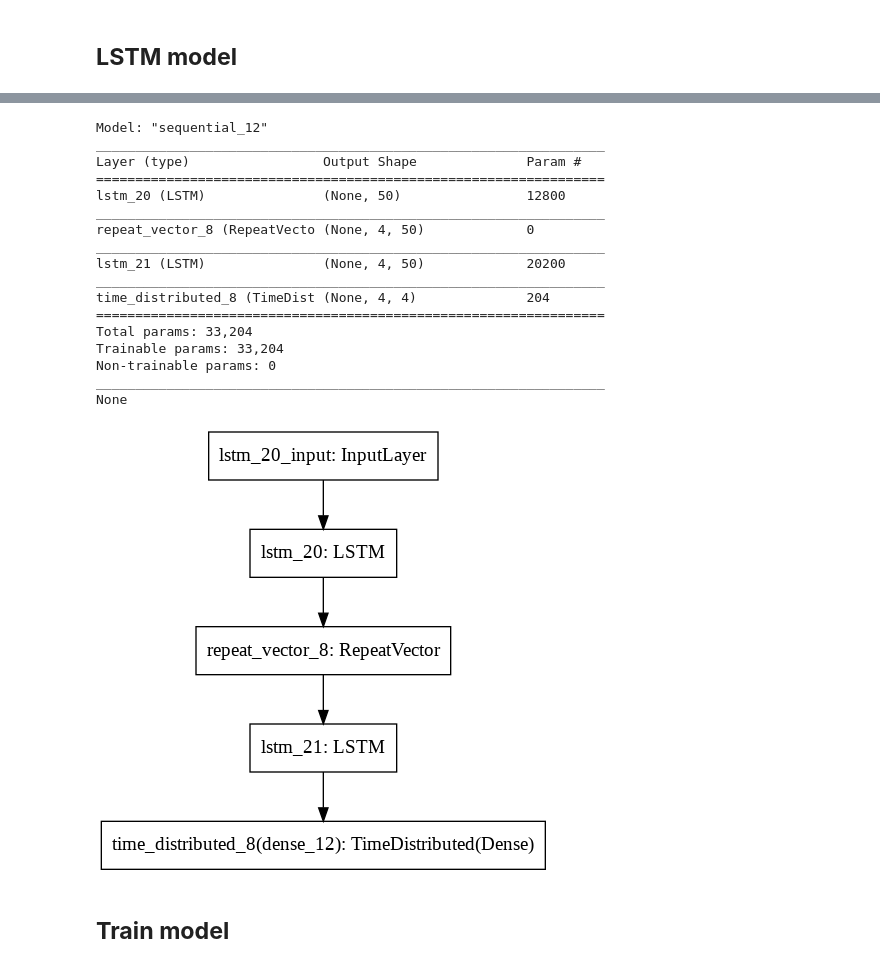
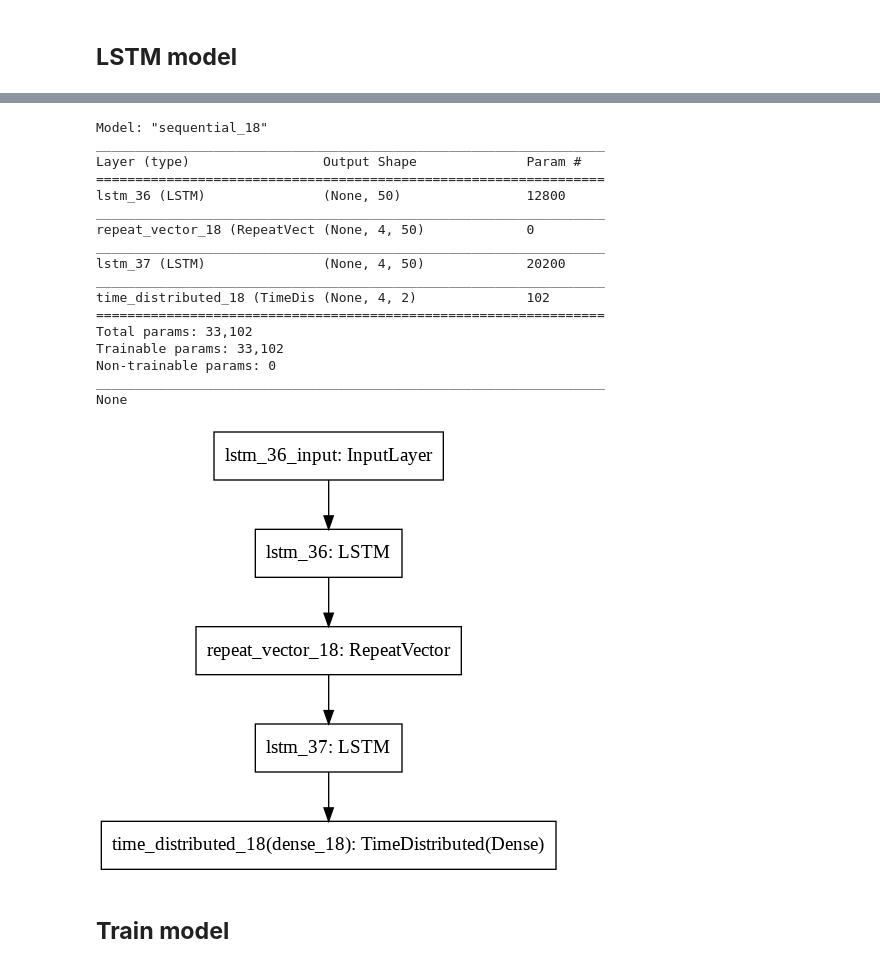
Before and after one commit to frh2020/topics, a Jupyter notebook: time_series/time_series_bjpm25_lstm_v2.ipynb, the cells around one changed output, grey strips where cells are left out. Drawn from its saved outputs; the diff is of its cells as text; code cells hidden in the pictures.

```diff
--- a/time_series/time_series_bjpm25_lstm_v2.ipynb
+++ b/time_series/time_series_bjpm25_lstm_v2.ipynb
@@ -167,19 +170,22 @@ def name_to_col(dataset, name):
 # columns to drop from the output of series_to_supervised are [40,41,42,43,46,47,48,49,50,51]
 
 
+# ensure all data is float
+values = dataset.values.astype('float32')#drop(columns=['wnd_dir_NE', 'wnd_dir_NW',	'wnd_dir_SE',	'wnd_dir_cv'])
+print(values.shape)
 
 # specify the number of lag hours
-n_in =24                        ################################################test
+n_in =12                        ################################################test
 
 # output time step
 n_out = 4                            ############################################test
 
 # input features
-n_in_features = dataset.shape[1]
+n_in_features = values.shape[1]
 
 # output features
 
-out_features = ['pm2.5','temp','rain','hour']
+out_features = ['pm2.5', 'temp']
 
 n_out_features = len(out_features)
 
@@ -194,9 +200,6 @@ print(out_features,keep_col)
 print(drop_col)
 
 
-# ensure all data is float
-values = dataset.values.astype('float32')
-print(values.shape)
 
 # normalize features
 scaler = MinMaxScaler(feature_range=(0, 1))
@@ -265,41 +310,41 @@ print(train_X.shape, train_y.shape, test_X.shape, test_y.shape)
 # %%
 neurons=50 #########################################################test with grid search
 model = tf.keras.Sequential([
-  tf.keras.layers.LSTM(neurons, input_shape=(train_X.shape[1], train_X.shape[2]),return_sequences=False),
+  tf.keras.layers.LSTM(neurons, input_shape=(train_X.shape[1], train_X.shape[2]),return_sequences=False, activation='relu'),
   tf.keras.layers.RepeatVector(n_out),
-  tf.keras.layers.LSTM(neurons,return_sequences=True),
-  tf.keras.layers.TimeDistributed(tf.keras.layers.Dense(units=n_out_features, activation='linear'))
+  tf.keras.layers.LSTM(neurons,return_sequences=True,activation='relu'),
+  tf.keras.layers.TimeDistributed(tf.keras.layers.Dense(units=n_out_features))  # activation='linear'
 
 
 ])
 
-model.compile(optimizer=tf.keras.optimizers.Adam(learning_rate=0.001), loss='mse', metrics=['mae'])
+model.compile(optimizer='adam', loss='mae', metrics=['mse'])
 
 print(model.summary())
 
 tf.keras.utils.plot_model(model)
 #tf.keras.utils.plot_model(model, to_file='lstm-bjpm25-keras_graph.png')
 
 #display(Image.open('lstm-bjpm25-keras_graph.png'))
 # %% [output]
-Model: "sequential_12"
+Model: "sequential_18"
 _________________________________________________________________
 Layer (type)                 Output Shape              Param #
 =================================================================
-lstm_20 (LSTM)               (None, 50)                12800
+lstm_36 (LSTM)               (None, 50)                12800
 _________________________________________________________________
-repeat_vector_8 (RepeatVecto (None, 4, 50)             0
+repeat_vector_18 (RepeatVect (None, 4, 50)             0
 _________________________________________________________________
-lstm_21 (LSTM)               (None, 4, 50)             20200
+lstm_37 (LSTM)               (None, 4, 50)             20200
 _________________________________________________________________
-time_distributed_8 (TimeDist (None, 4, 4)              204
+time_distributed_18 (TimeDis (None, 4, 2)              102
 =================================================================
-Total params: 33,204
-Trainable params: 33,204
+Total params: 33,102
+Trainable params: 33,102
 Non-trainable params: 0
 _________________________________________________________________
 None
-[figure, old version]
+[figure, new version]
 # %% [markdown]
 ## **Train model**
 # %%
```
Also changed, not shown: parts of 16 cells of this notebook.
